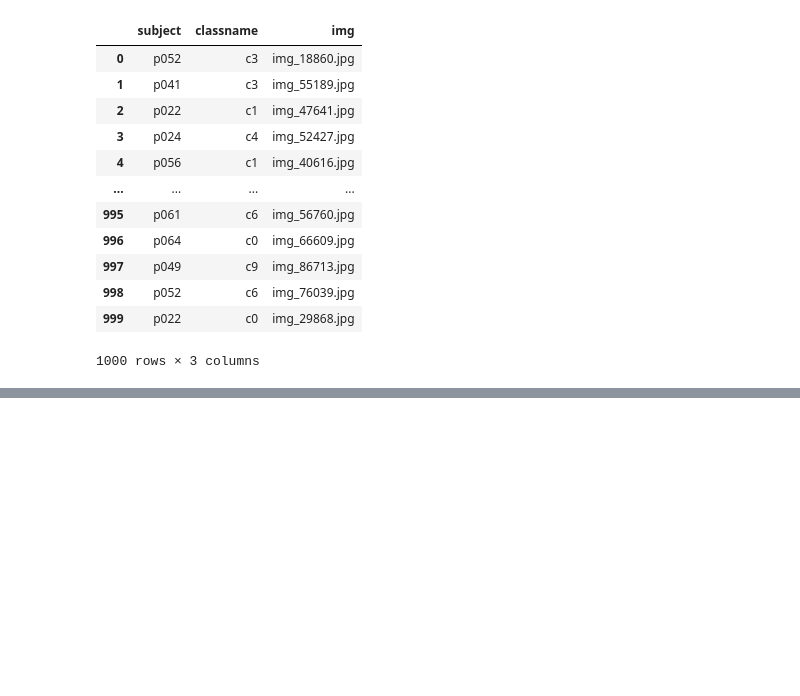
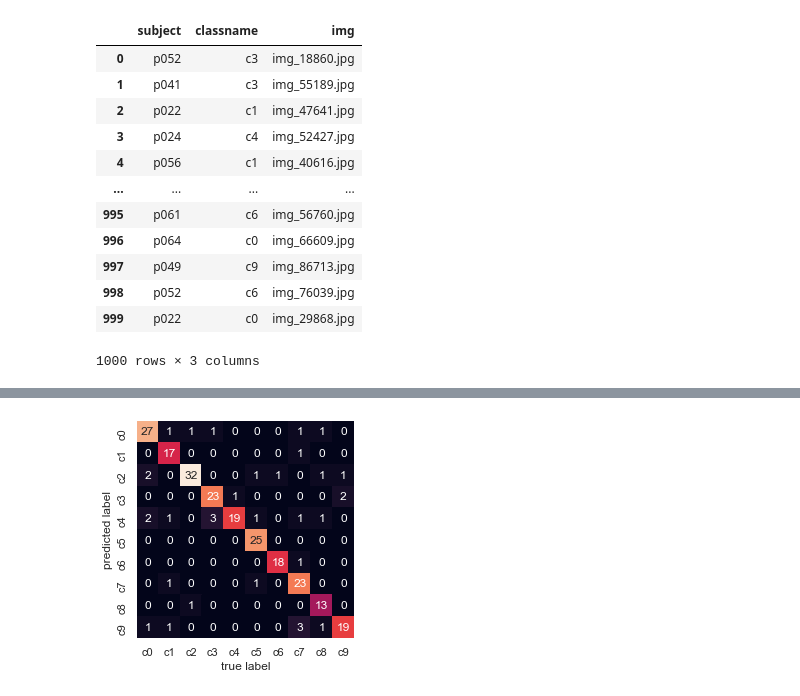
Before and after one commit to eosoba/mle_study, a Jupyter notebook: statefarm.ipynb, the cells around one changed output, grey strips where cells are left out. Saved outputs shown, nothing was run; the diff lists cells and outputs as text; code cells hidden in the pictures; blank space fills up the shorter version.

Commit message:
updating svm model

```diff
--- a/statefarm.ipynb
+++ b/statefarm.ipynb
@@ -110,0 +103,6 @@ plt.show()
+# %%
+pca = PCA(n_components=150, whiten=True, random_state=42)
+svc = SVC(kernel='rbf',)
+model= make_pipeline(pca, svc)
+# %%
+model.fit(X_train,y_train)
@@ -110,0 +112,12 @@ plt.show()
+# %%
+from sklearn.model_selection import GridSearchCV
+param_grid = {'svc__C': [1, 5, 10, 50],
+              'svc__gamma': [0.0001, 0.0005, 0.001, 0.005]}
+### START CODE HERE ###
+# Instantiate the grid search with the model and parameter grid
+grid = GridSearchCV(model, param_grid)
+# Train the grid of models. Time this process.
+%time grid.fit(X_train,y_train)
+# # Print the parameters which yield the best model performance
+print("Best estimator found by grid search:")
+print(grid.best_estimator_)
@@ -110,0 +130,3 @@ plt.show()
+# %%
+model = grid.best_estimator_
+yfit = model.predict(X_test)
@@ -110,0 +153,10 @@ plt.show()
+# %%
+from sklearn.metrics import confusion_matrix
+mat = confusion_matrix(y_test, yfit)
+sns.heatmap(mat.T, square=True, annot=True, fmt='d', cbar=False,
+            xticklabels=np.unique(y),
+            yticklabels=np.unique(y))
+plt.xlabel('true label')
+plt.ylabel('predicted label');
+# %% [output]
+[figure, added]
```
Also changed, not shown: parts of 12 cells of this notebook.
